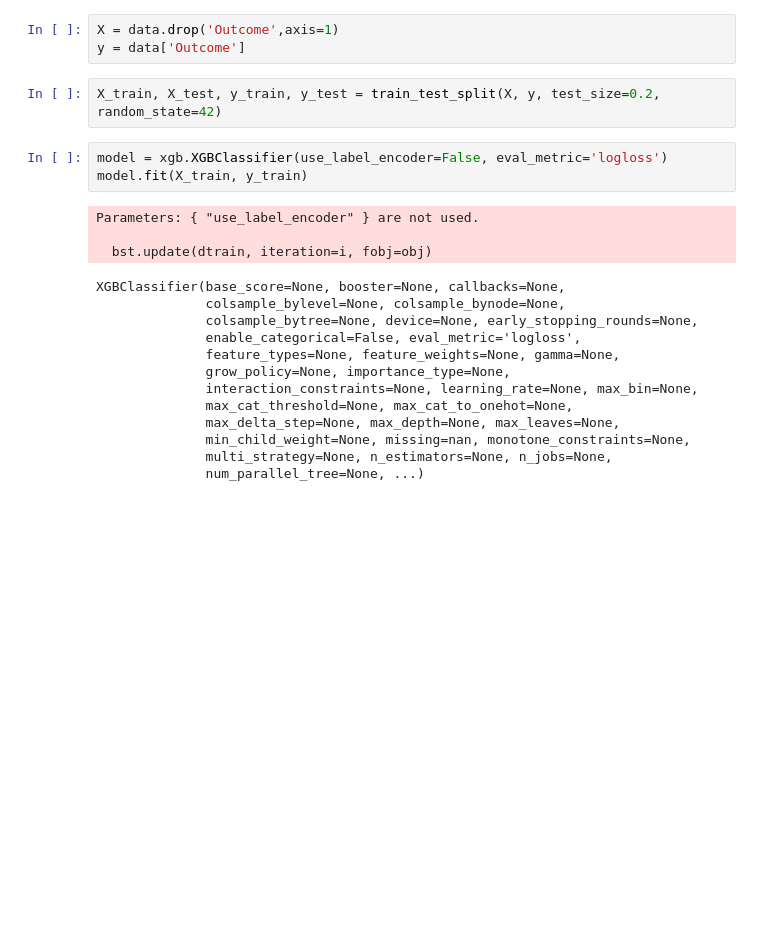
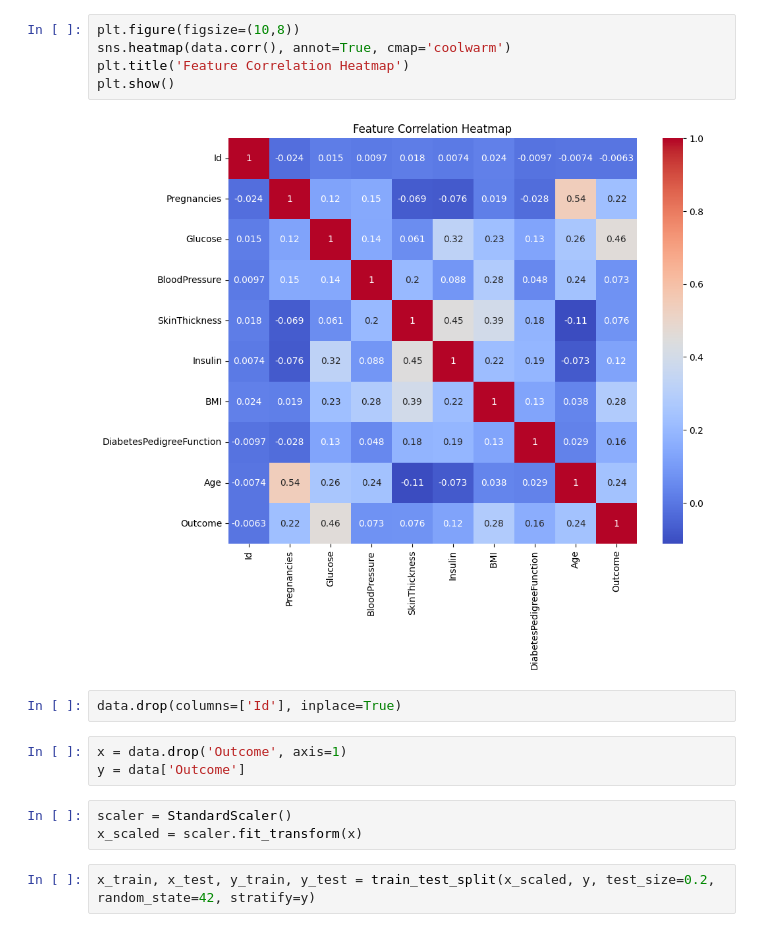
Before and after one commit to VenumiV/diabetes-predictor-ml-flask, a Jupyter notebook: notebooks/FC110595_thathsara/XGBoot.ipynb, the cells around one changed output. Cells and saved outputs as stored; diff of their text form; blank space fills up the shorter version.

```diff
--- a/notebooks/FC110595_thathsara/XGBoot.ipynb
+++ b/notebooks/FC110595_thathsara/XGBoot.ipynb
@@ -10,24 +99,17 @@ data = pd.read_csv('../../data/processed/FC110595_thathsara/Healthcare-Diabetes.
+# %%
+plt.figure(figsize=(10,8))
+sns.heatmap(data.corr(), annot=True, cmap='coolwarm')
+plt.title('Feature Correlation Heatmap')
+plt.show()
+# %% [output]
+[figure, added]
+# %%
+data.drop(columns=['Id'], inplace=True)
 # %%
-X = data.drop('Outcome',axis=1)
+x = data.drop('Outcome', axis=1)
 y = data['Outcome']
+# %%
+scaler = StandardScaler()
+x_scaled = scaler.fit_transform(x)
 # %%
-X_train, X_test, y_train, y_test = train_test_split(X, y, test_size=0.2, random_state=42)
+x_train, x_test, y_train, y_test = train_test_split(x_scaled, y, test_size=0.2, random_state=42, stratify=y)
-# %%
-model = xgb.XGBClassifier(use_label_encoder=False, eval_metric='logloss')
-model.fit(X_train, y_train)
-# %% [output]
-Parameters: { "use_label_encoder" } are not used.
-
-  bst.update(dtrain, iteration=i, fobj=obj)
-XGBClassifier(base_score=None, booster=None, callbacks=None,
-              colsample_bylevel=None, colsample_bynode=None,
-              colsample_bytree=None, device=None, early_stopping_rounds=None,
-              enable_categorical=False, eval_metric='logloss',
-              feature_types=None, feature_weights=None, gamma=None,
-              grow_policy=None, importance_type=None,
-              interaction_constraints=None, learning_rate=None, max_bin=None,
-              max_cat_threshold=None, max_cat_to_onehot=None,
-              max_delta_step=None, max_depth=None, max_leaves=None,
-              min_child_weight=None, missing=nan, monotone_constraints=None,
-              multi_strategy=None, n_estimators=None, n_jobs=None,
-              num_parallel_tree=None, ...)
```
Also changed, not shown: parts of 9 cells of this notebook.
